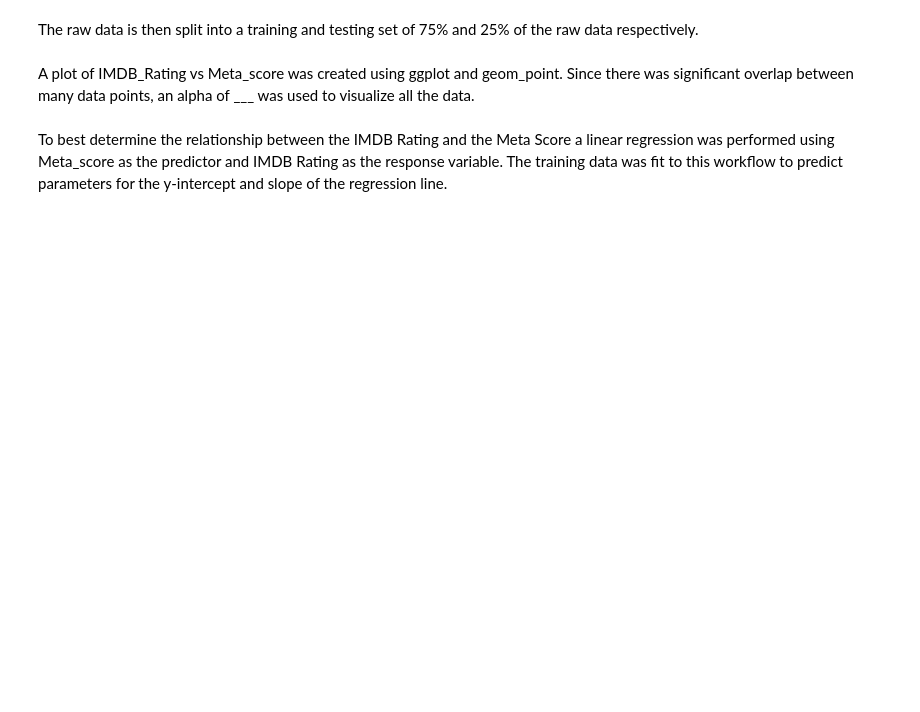
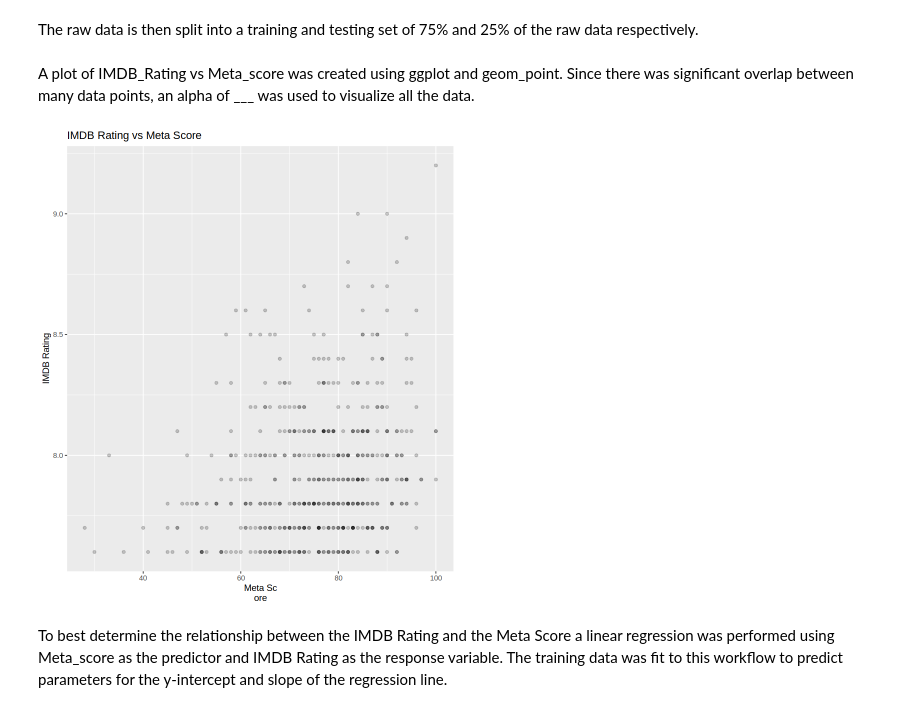
Before and after one commit to anh-dong/dsci-100-2023w1-group-33, a Jupyter notebook: Report.ipynb, the cells around one changed output. Drawn from its saved outputs; the diff is of its cells as text; code cells hidden in the pictures; blank space fills up the shorter version.

```diff
--- a/Report.ipynb
+++ b/Report.ipynb
@@ -60,14 +88,16 @@ A plot of IMDB_Rating vs Meta_score was created using ggplot and geom_point. Sin
 # %%
 options(repr.plot.height = 8, repr.plot.width = 7)
 # your code here
 movies_eda <- movies_training |>
     ggplot(aes(x = Meta_score, y = IMDB_Rating)) +
         geom_point(alpha = 0.2) +
-        xlab("Meta Score") +
+        xlab("Meta Sc
+ore") +
         ylab("IMDB Rating") +
-        ggtitle("IMDB Rating vs Meta Score")+
-theme(text = element_text(size = 20))
+        ggtitle("IMDB Rating vs Meta Score")
 movies_eda
+# %% [output]
+[figure, added]
 # %% [markdown]
 To best determine the relationship between the IMDB Rating and the Meta Score a linear regression was performed using Meta_score as the predictor and IMDB Rating as the response variable. The training data was fit to this workflow to predict parameters for the y-intercept and slope of the regression line.
 # %%
```
Also changed, not shown: parts of 8 cells of this notebook.
